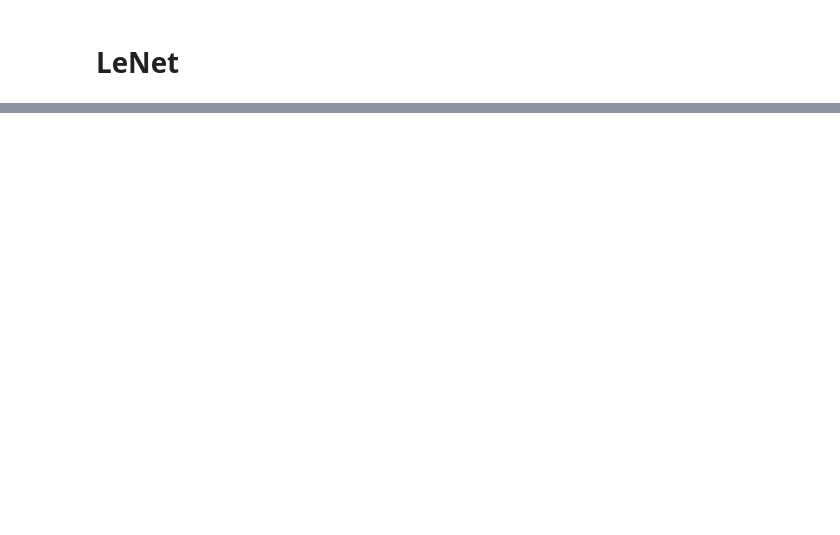
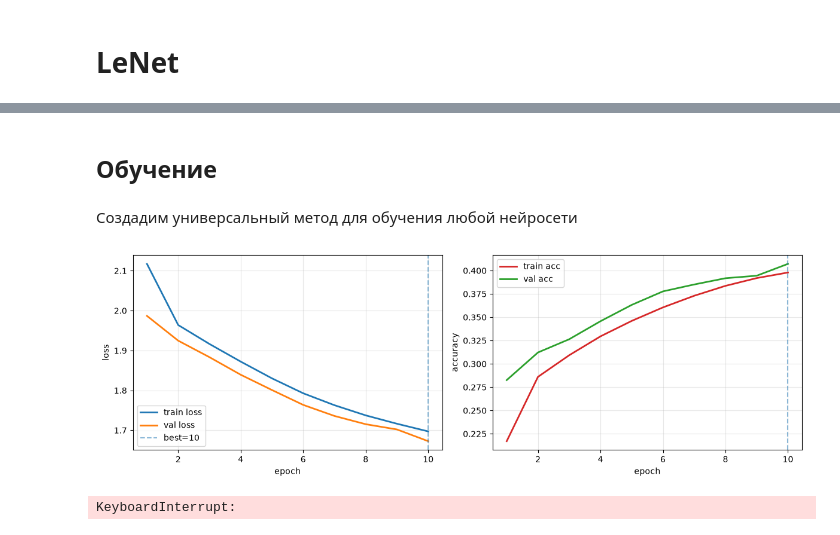
Before and after one commit to artem-melikhov/CIFAR-10, a Jupyter notebook: LeNet.ipynb, the cells around one changed output, grey strips where cells are left out. Drawn from its saved outputs; the diff is of its cells as text; code cells hidden in the pictures; blank space fills up the shorter version.

```diff
--- a/LeNet.ipynb
+++ b/LeNet.ipynb
@@ -83,0 +24,2 @@ tensor([[-0.0914,  0.1104,  0.0104, -0.0094, -0.1145,  0.0118, -0.0570, -0.0579,
+# %%
+BATCH_SIZE = 128
@@ -83,0 +28,3 @@ tensor([[-0.0914,  0.1104,  0.0104, -0.0094, -0.1145,  0.0118, -0.0570, -0.0579,
+# %%
+dl_train = create_dataloader(ds_train, BATCH_SIZE, shuffle=True)
+dl_val = create_dataloader(ds_val, BATCH_SIZE, shuffle=False)
@@ -83,0 +80,8 @@ tensor([[-0.0914,  0.1104,  0.0104, -0.0094, -0.1145,  0.0118, -0.0570, -0.0579,
+# %%
+DEVICE = 'mps'
+# %%
+lenet5 = LeNet5().to(DEVICE)
+loss_func = nn.CrossEntropyLoss()
+optimizer = torch.optim.Adam(lenet5.parameters(), lr=1e-4)
+# %% [markdown]
+## Обучение
@@ -83,0 +90,7 @@ tensor([[-0.0914,  0.1104,  0.0104, -0.0094, -0.1145,  0.0118, -0.0570, -0.0579,
+# %% [markdown]
+Создадим универсальный метод для обучения любой нейросети
+# %%
+train(lenet5, optimizer, loss_func, dl_train, dl_val, "models/lenet5.pth", DEVICE, EPOCH_COUNT=200)
+# %% [output]
+[figure, added]
+KeyboardInterrupt:
```
Also changed, not shown: parts of 17 cells of this notebook, 6 other files.
